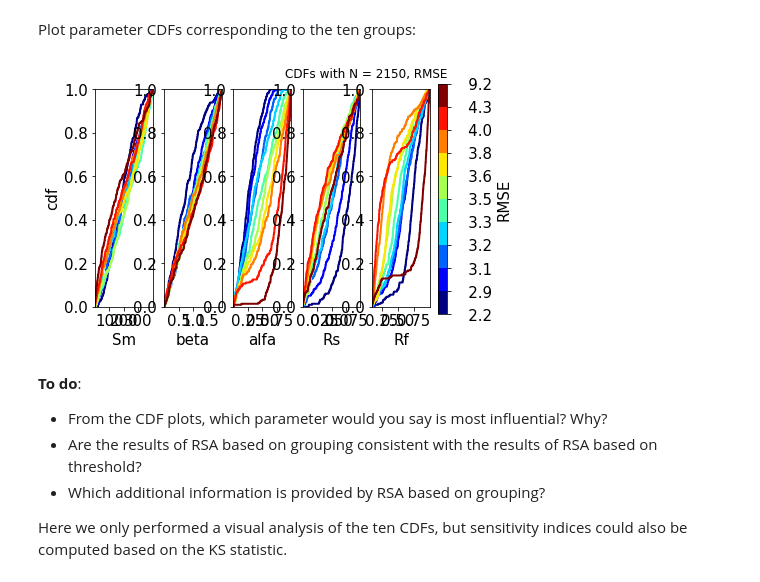
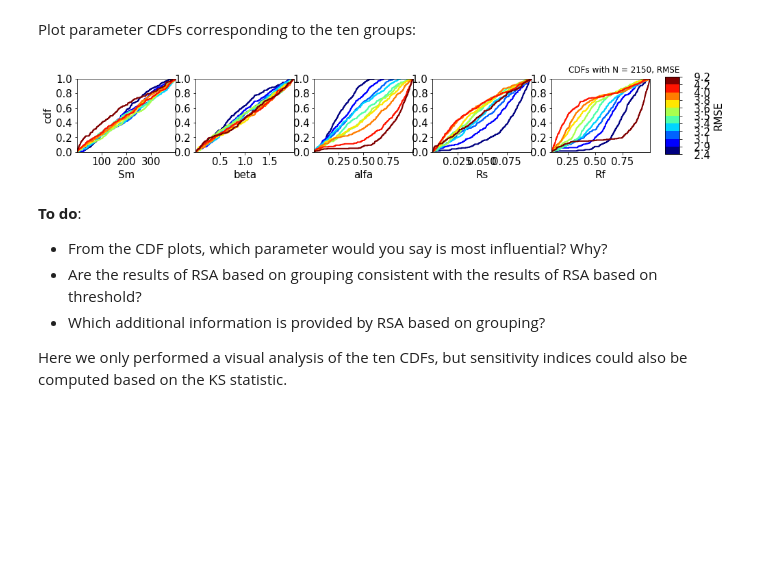
Before and after one commit to AndresPenuela/GSA-workshop, a Jupyter notebook: GSA_workflow_tutorial.ipynb, the cells around one changed output. Drawn from its saved outputs; the diff is of its cells as text; code cells hidden in the pictures; blank space fills up the shorter version.

```diff
--- a/GSA_workflow_tutorial.ipynb
+++ b/GSA_workflow_tutorial.ipynb
@@ -669,9 +681,11 @@ Plot parameter CDFs corresponding to the ten groups:
 # %%
 RSA_gp.RSA_plot_groups(X_N2, idx_gp, Yk, X_Labels=X_Labels, legend_title=Y_Label)
 plt.title("CDFs with N = %d" % N2 + ', ' + Y_Label, loc='right')
+hfig_cdfs = plt.gcf() # get figure handle
+hfig_cdfs.set_size_inches(15, 5/2.54) # set width (w) and height (h) in cm
 plt.show()
 # %% [output]
-[figure, old version]
+[figure, new version]
 # %% [markdown]
 **To do**:
 - From the CDF plots, which parameter would you say is most influential? Why?
```
Also changed, not shown: parts of 11 cells of this notebook.
